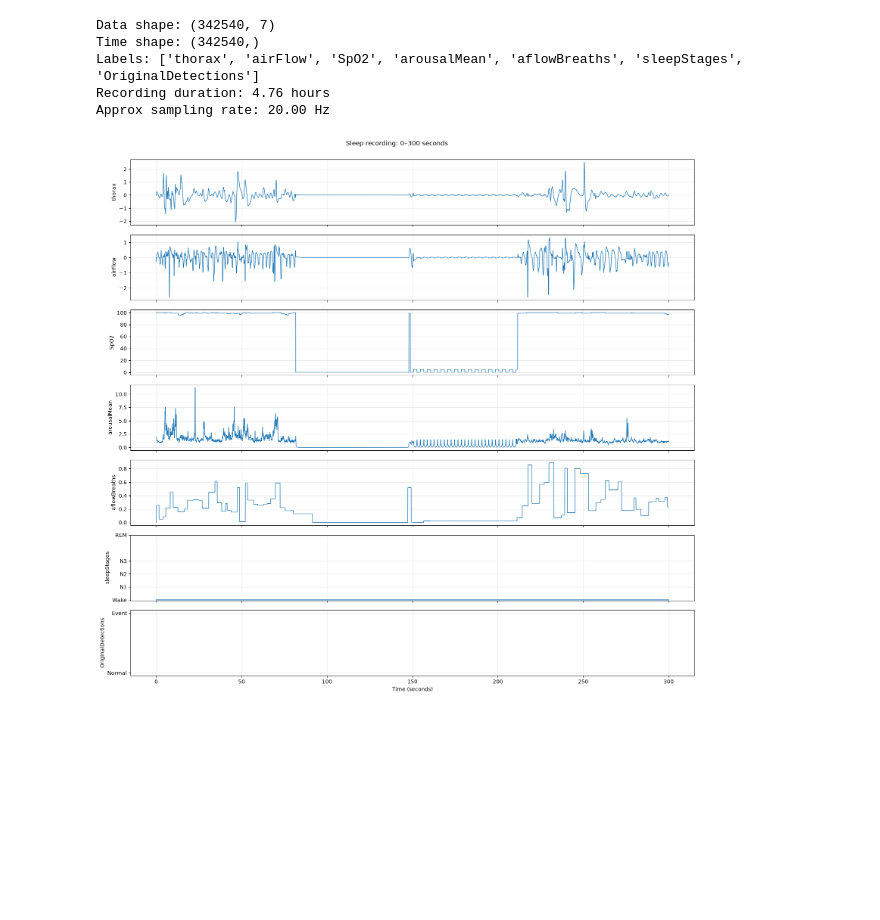
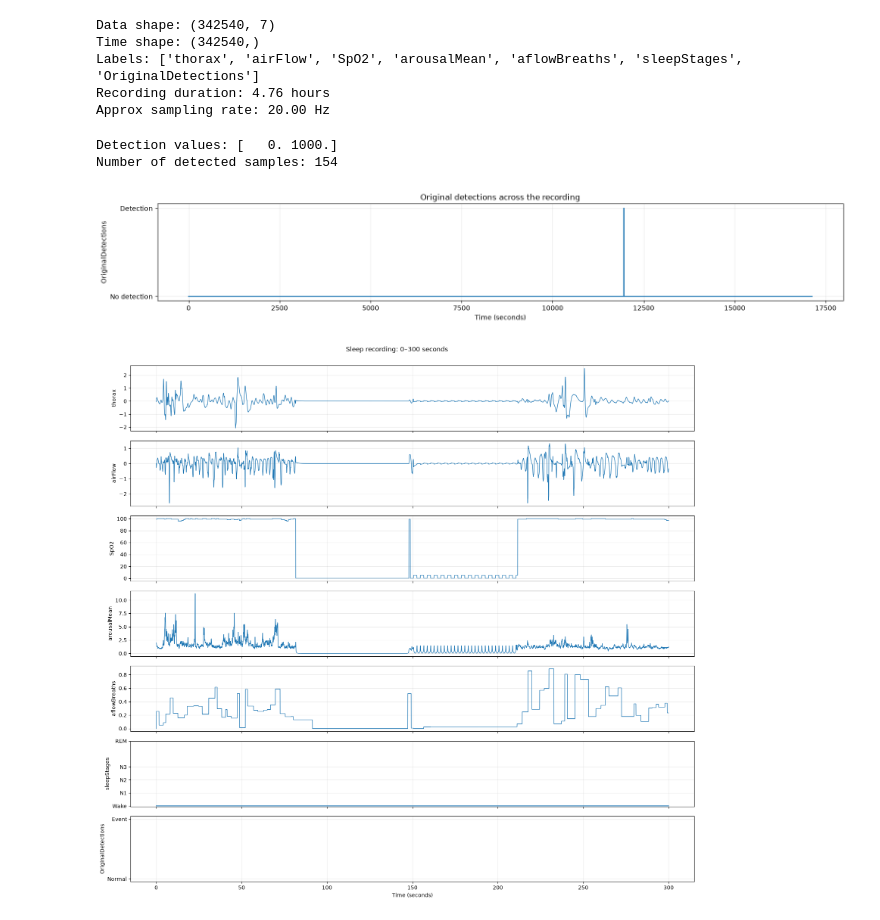
Before and after one commit to pvangild/KIDS26-Team14, a Jupyter notebook: visualize_data.ipynb, the cells around one changed output. Cells and saved outputs as stored; diff of their text form; code cells hidden in the pictures; blank space fills up the shorter version.

Commit message:
Update visualize_data.ipynb
added detection plot

```diff
--- a/visualize_data.ipynb
+++ b/visualize_data.ipynb
@@ -48,6 +48,27 @@ Time shape: (342540,)
 Labels: ['thorax', 'airFlow', 'SpO2', 'arousalMean', 'aflowBreaths', 'sleepStages', 'OriginalDetections']
 Recording duration: 4.76 hours
 Approx sampling rate: 20.00 Hz
+# %%
+detection_idx = labels.index("OriginalDetections")
+detections = np.asarray(data[:, detection_idx]).squeeze()
+event_mask = detections > 0
+
+print("Detection values:", np.unique(detections))
+print("Number of detected samples:", event_mask.sum())
+
+plt.figure(figsize=(16, 3))
+plt.step(time, event_mask.astype(int), where="post")
+plt.yticks([0, 1], ["No detection", "Detection"])
+plt.xlabel("Time (seconds)")
+plt.ylabel("OriginalDetections")
+plt.title("Original detections across the recording")
+plt.grid(alpha=0.25)
+plt.tight_layout()
+plt.show()
+# %% [output]
+Detection values: [   0. 1000.]
+Number of detected samples: 154
+[figure, added]
 # %%
 def plot_sleep_window(time, data, labels, start_sec=0, duration_sec=300):
     """
```
